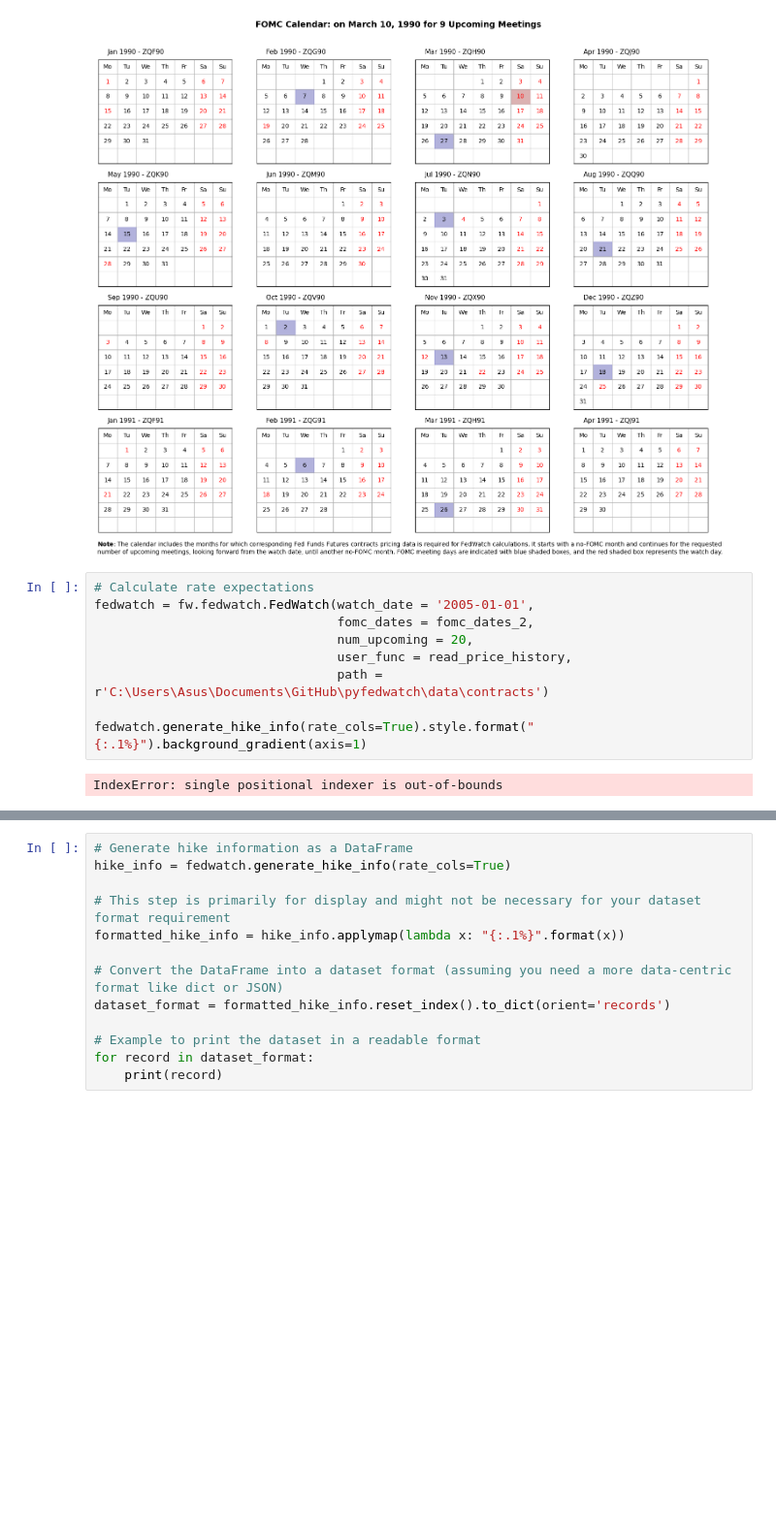
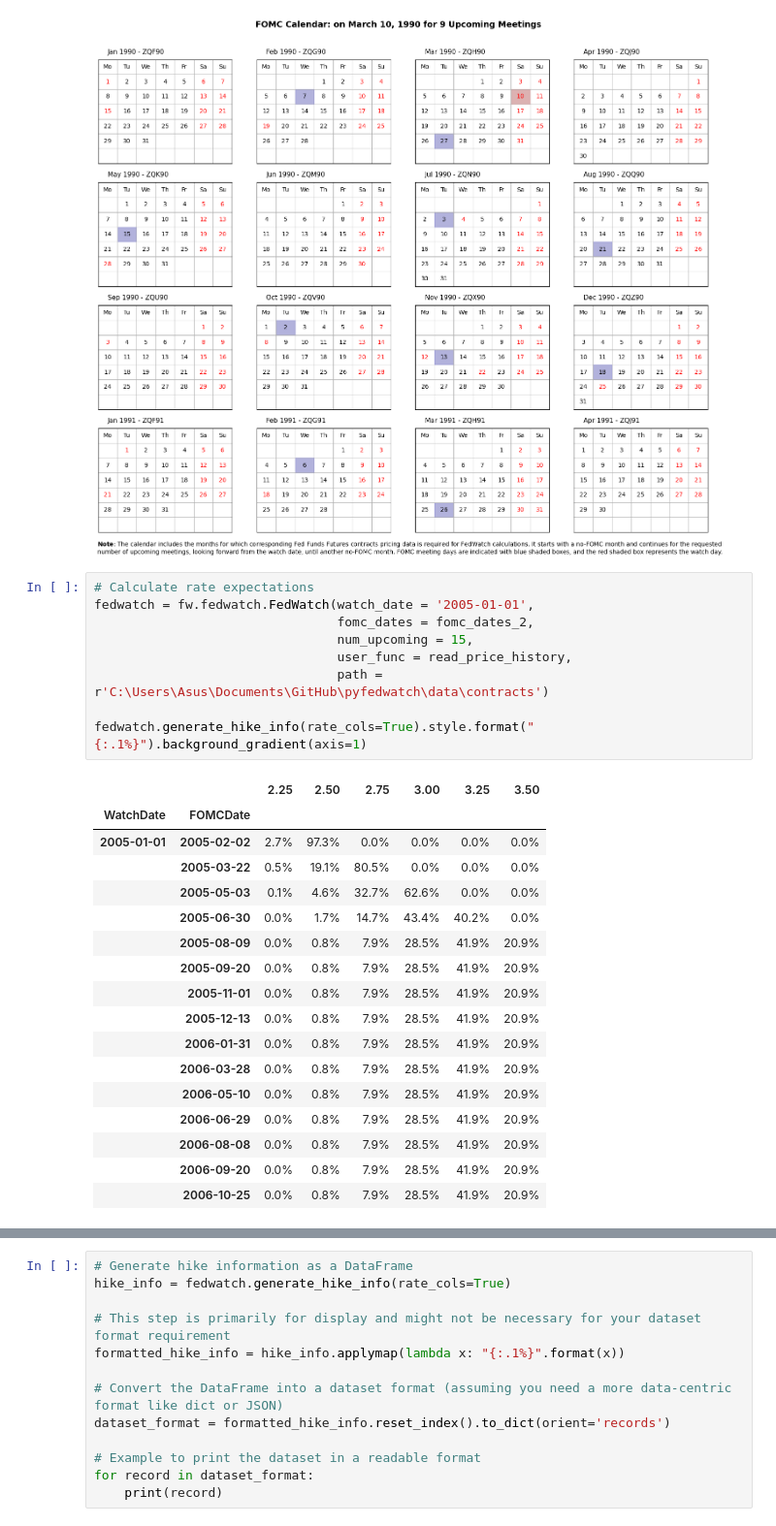
Before and after one commit to baksben/pyfedwatch, a Jupyter notebook: notebooks/Ben's_copy.ipynb, the cells around one changed output, grey strips where cells are left out. Shown at 97% size. Saved outputs shown, nothing was run; the diff lists cells and outputs as text; blank space fills up the shorter version.

```diff
--- a/notebooks/Ben's_copy.ipynb
+++ b/notebooks/Ben's_copy.ipynb
@@ -264,14 +264,30 @@ fig = fomc.plot_fomc_calendar()
 # %%
 # Calculate rate expectations
 fedwatch = fw.fedwatch.FedWatch(watch_date = '2005-01-01',
                                 fomc_dates = fomc_dates_2,
-                                num_upcoming = 20,
+                                num_upcoming = 15,
                                 user_func = read_price_history,
                                 path = r'C:\Users\Asus\Documents\GitHub\pyfedwatch\data\contracts')
 
 fedwatch.generate_hike_info(rate_cols=True).style.format("{:.1%}").background_gradient(axis=1)
 # %% [output]
-IndexError: single positional indexer is out-of-bounds
+|  |  | 2.25 | 2.50 | 2.75 | 3.00 | 3.25 | 3.50 |
+| WatchDate | FOMCDate |  |  |  |  |  |  |
+| 2005-01-01 | 2005-02-02 | 2.7% | 97.3% | 0.0% | 0.0% | 0.0% | 0.0% |
+|  | 2005-03-22 | 0.5% | 19.1% | 80.5% | 0.0% | 0.0% | 0.0% |
+|  | 2005-05-03 | 0.1% | 4.6% | 32.7% | 62.6% | 0.0% | 0.0% |
+|  | 2005-06-30 | 0.0% | 1.7% | 14.7% | 43.4% | 40.2% | 0.0% |
+|  | 2005-08-09 | 0.0% | 0.8% | 7.9% | 28.5% | 41.9% | 20.9% |
+|  | 2005-09-20 | 0.0% | 0.8% | 7.9% | 28.5% | 41.9% | 20.9% |
+|  | 2005-11-01 | 0.0% | 0.8% | 7.9% | 28.5% | 41.9% | 20.9% |
+|  | 2005-12-13 | 0.0% | 0.8% | 7.9% | 28.5% | 41.9% | 20.9% |
+|  | 2006-01-31 | 0.0% | 0.8% | 7.9% | 28.5% | 41.9% | 20.9% |
+|  | 2006-03-28 | 0.0% | 0.8% | 7.9% | 28.5% | 41.9% | 20.9% |
+|  | 2006-05-10 | 0.0% | 0.8% | 7.9% | 28.5% | 41.9% | 20.9% |
+|  | 2006-06-29 | 0.0% | 0.8% | 7.9% | 28.5% | 41.9% | 20.9% |
+|  | 2006-08-08 | 0.0% | 0.8% | 7.9% | 28.5% | 41.9% | 20.9% |
+|  | 2006-09-20 | 0.0% | 0.8% | 7.9% | 28.5% | 41.9% | 20.9% |
+|  | 2006-10-25 | 0.0% | 0.8% | 7.9% | 28.5% | 41.9% | 20.9% |
 # %%
 fedwatch.generate_hike_info(rate_cols=True)
 # %% [output]
```
Also changed, not shown: parts of 2 cells of this notebook.
